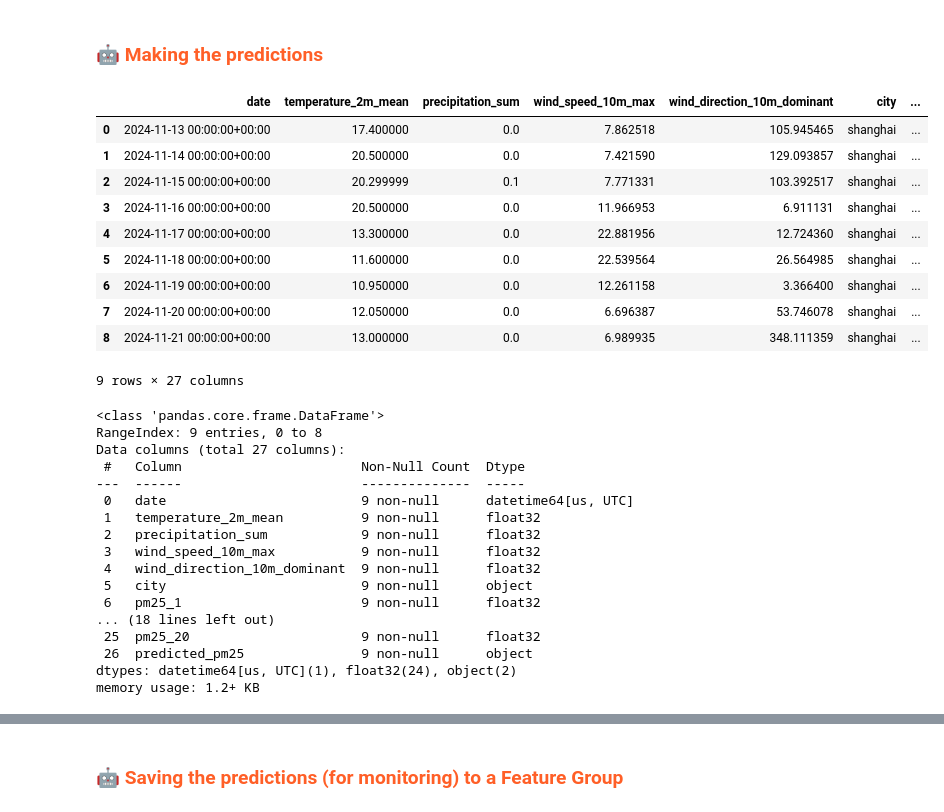
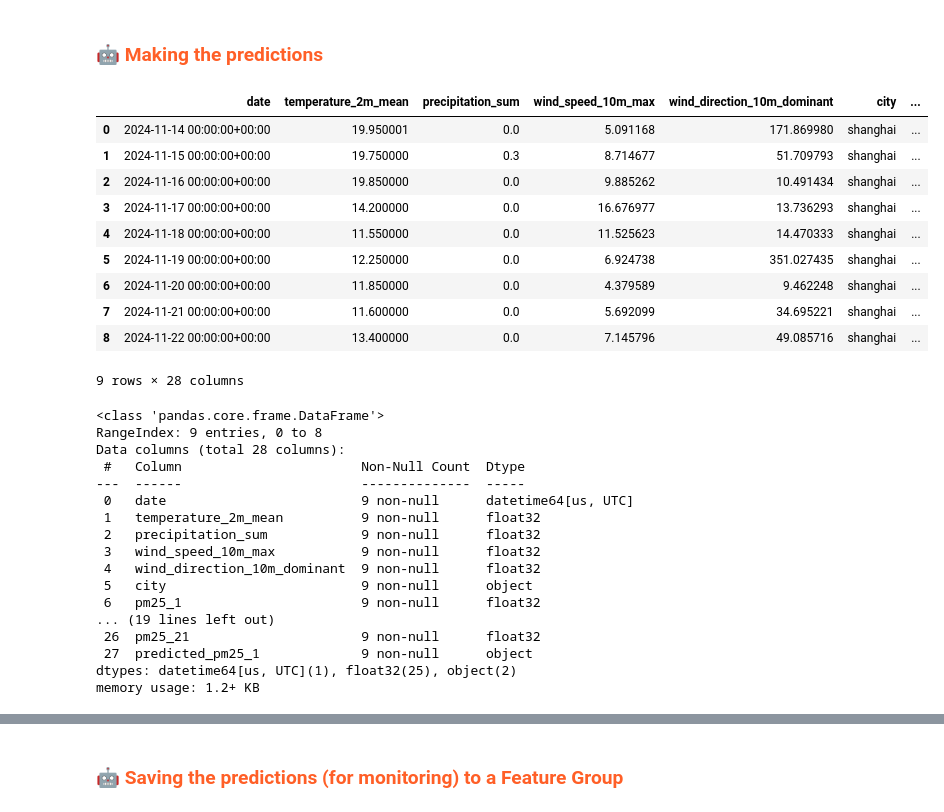
Before and after one commit to AMomozZz/mlfs-book, a Jupyter notebook: notebooks/ch03/4_air_quality_batch_inference.ipynb, the cells around one changed output, grey strips where cells are left out. Drawn from its saved outputs; the diff is of its cells as text; code cells hidden in the pictures.

Commit message:
two predictions

```diff
--- a/notebooks/ch03/4_air_quality_batch_inference.ipynb
+++ b/notebooks/ch03/4_air_quality_batch_inference.ipynb
@@ -30,7 +30,7 @@ datetime.datetime(2024, 11, 12, 20, 42, 10, 481624)
 # %% [markdown]
 ## <span style="color:#ff5f27;"> 📡 Connect to Hopsworks Feature Store </span>
 # %%
-project = hopsworks.login(project='AMomozZz')
+project = hopsworks.login(project='mlfs_lab1')
 fs = project.get_feature_store()
 
 secrets = util.secrets_api(project.name)
@@ -50,21 +51,29 @@ Connected. Call `.close()` to terminate connection gracefully.
 # %%
 mr = project.get_model_registry()
 
-retrieved_model = mr.get_model(
-    name="aq_xgboost_model",
+retrieved_model1 = mr.get_model(
+    name="aq_xgboost_model_1",
+    version=1,
+)
+retrieved_model2 = mr.get_model(
+    name="aq_xgboost_model_2",
     version=1,
 )
 weather_fg = fs.get_feature_group(
-    name='new_w',
-    version=1,
+    name='weather',
+    version=5,
 )
 air_quality_fg = fs.get_feature_group(
-    name='new_aq',
-    version=1,
+    name='air_quality',
+    version=3,
 )
 
 # Download the saved model artifacts to a local directory
-saved_model_dir = retrieved_model.download()
+saved_model_dir1 = retrieved_model1.download()
+saved_model_dir2 = retrieved_model2.download()
+
+display(saved_model_dir1)
+display(saved_model_dir2)
 # %% [output]
 Connected. Call `.close()` to terminate connection gracefully.
 Downloading model artifact (1 dirs, 5 files)... DONE
@@ -71,10 +82,10 @@ Downloading model artifact (1 dirs, 5 files)... DONE
 # %%
 # Loading the XGBoost regressor model and label encoder from the saved model directory
 # retrieved_xgboost_model = joblib.load(saved_model_dir + "/xgboost_regressor.pkl")
-retrieved_xgboost_model = XGBRegressor()
+retrieved_xgboost_model1 = XGBRegressor()
 
-retrieved_xgboost_model.load_model(saved_model_dir + "/model.json")
+retrieved_xgboost_model1.load_model(saved_model_dir1 + "/model1.json")
 
 # Displaying the retrieved XGBoost regressor model
-retrieved_xgboost_model
+retrieved_xgboost_model1
 # %% [output]
@@ -113,39 +145,39 @@ Finished: Reading data from Hopsworks, using Hopsworks Feature Query Service (0.
 # %%
 # batch_data['predicted_pm25'] = retrieved_xgboost_model.predict(
 #     batch_data[['temperature_2m_mean', 'precipitation_sum', 'wind_speed_10m_max', 'wind_direction_10m_dominant', "pm25_yesterday"]])
 
-l = []
+l1 = []
 for i in weather_fg.features:
-    if i.name != 'date' and i.name != 'city':
-        l.append(i.name)
+    if i.name != 'date' and i.name != 'city' and i.name != 'pm25_21':
+        l1.append(i.name)
 
-batch_data['predicted_pm25'] = None
+batch_data['predicted_pm25_1'] = None
 
 for i in range(0, len(batch_data)):
-    p = retrieved_xgboost_model.predict(batch_data.iloc[[i]][l])[0]
-    batch_data.at[i, 'predicted_pm25'] = p
+    p = retrieved_xgboost_model1.predict(batch_data.iloc[[i]][l1])[0]
+    batch_data.at[i, 'predicted_pm25_1'] = p
     index = 1
     for j in range(i+1, batch_data.shape[0]):
         batch_data.at[j, f"pm25_{index}"] = p
         index += 1
 
 display(batch_data)
 batch_data.info()
 # %% [output]
 |  | date | temperature_2m_mean | precipitation_sum | wind_speed_10m_max | wind_direction_10m_dominant | city | ... |
-| 0 | 2024-11-13 00:00:00+00:00 | 17.400000 | 0.0 | 7.862518 | 105.945465 | shanghai | ... |
-| 1 | 2024-11-14 00:00:00+00:00 | 20.500000 | 0.0 | 7.421590 | 129.093857 | shanghai | ... |
-| 2 | 2024-11-15 00:00:00+00:00 | 20.299999 | 0.1 | 7.771331 | 103.392517 | shanghai | ... |
-| 3 | 2024-11-16 00:00:00+00:00 | 20.500000 | 0.0 | 11.966953 | 6.911131 | shanghai | ... |
-| 4 | 2024-11-17 00:00:00+00:00 | 13.300000 | 0.0 | 22.881956 | 12.724360 | shanghai | ... |
-| 5 | 2024-11-18 00:00:00+00:00 | 11.600000 | 0.0 | 22.539564 | 26.564985 | shanghai | ... |
-| 6 | 2024-11-19 00:00:00+00:00 | 10.950000 | 0.0 | 12.261158 | 3.366400 | shanghai | ... |
-| 7 | 2024-11-20 00:00:00+00:00 | 12.050000 | 0.0 | 6.696387 | 53.746078 | shanghai | ... |
-| 8 | 2024-11-21 00:00:00+00:00 | 13.000000 | 0.0 | 6.989935 | 348.111359 | shanghai | ... |
+| 0 | 2024-11-14 00:00:00+00:00 | 19.950001 | 0.0 | 5.091168 | 171.869980 | shanghai | ... |
+| 1 | 2024-11-15 00:00:00+00:00 | 19.750000 | 0.3 | 8.714677 | 51.709793 | shanghai | ... |
+| 2 | 2024-11-16 00:00:00+00:00 | 19.850000 | 0.0 | 9.885262 | 10.491434 | shanghai | ... |
+| 3 | 2024-11-17 00:00:00+00:00 | 14.200000 | 0.0 | 16.676977 | 13.736293 | shanghai | ... |
+| 4 | 2024-11-18 00:00:00+00:00 | 11.550000 | 0.0 | 11.525623 | 14.470333 | shanghai | ... |
+| 5 | 2024-11-19 00:00:00+00:00 | 12.250000 | 0.0 | 6.924738 | 351.027435 | shanghai | ... |
+| 6 | 2024-11-20 00:00:00+00:00 | 11.850000 | 0.0 | 4.379589 | 9.462248 | shanghai | ... |
+| 7 | 2024-11-21 00:00:00+00:00 | 11.600000 | 0.0 | 5.692099 | 34.695221 | shanghai | ... |
+| 8 | 2024-11-22 00:00:00+00:00 | 13.400000 | 0.0 | 7.145796 | 49.085716 | shanghai | ... |
-9 rows × 27 columns
+9 rows × 28 columns
 <class 'pandas.core.frame.DataFrame'>
 RangeIndex: 9 entries, 0 to 8
-Data columns (total 27 columns):
+Data columns (total 28 columns):
  #   Column                       Non-Null Count  Dtype
 ---  ------                       --------------  -----
  0   date                         9 non-null      datetime64[us, UTC]
@@ -155,8 +187,8 @@ Data columns (total 27 columns):
  4   wind_direction_10m_dominant  9 non-null      float32
  5   city                         9 non-null      object
  6   pm25_1                       9 non-null      float32
-... (18 lines left out)
- 25  pm25_20                      9 non-null      float32
- 26  predicted_pm25               9 non-null      object
-dtypes: datetime64[us, UTC](1), float32(24), object(2)
+... (19 lines left out)
+ 26  pm25_21                      9 non-null      float32
+ 27  predicted_pm25_1             9 non-null      object
+dtypes: datetime64[us, UTC](1), float32(25), object(2)
 memory usage: 1.2+ KB
```
Also changed, not shown: parts of 16 cells of this notebook, 1 other file.
